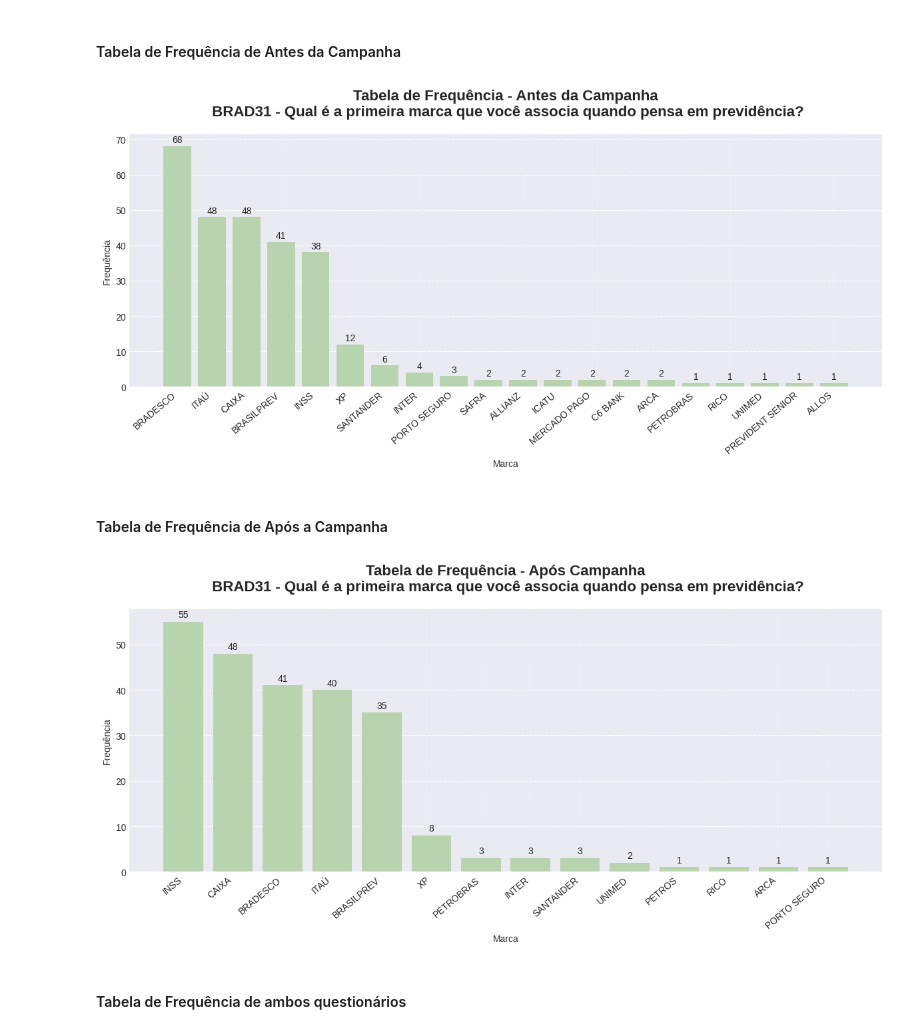
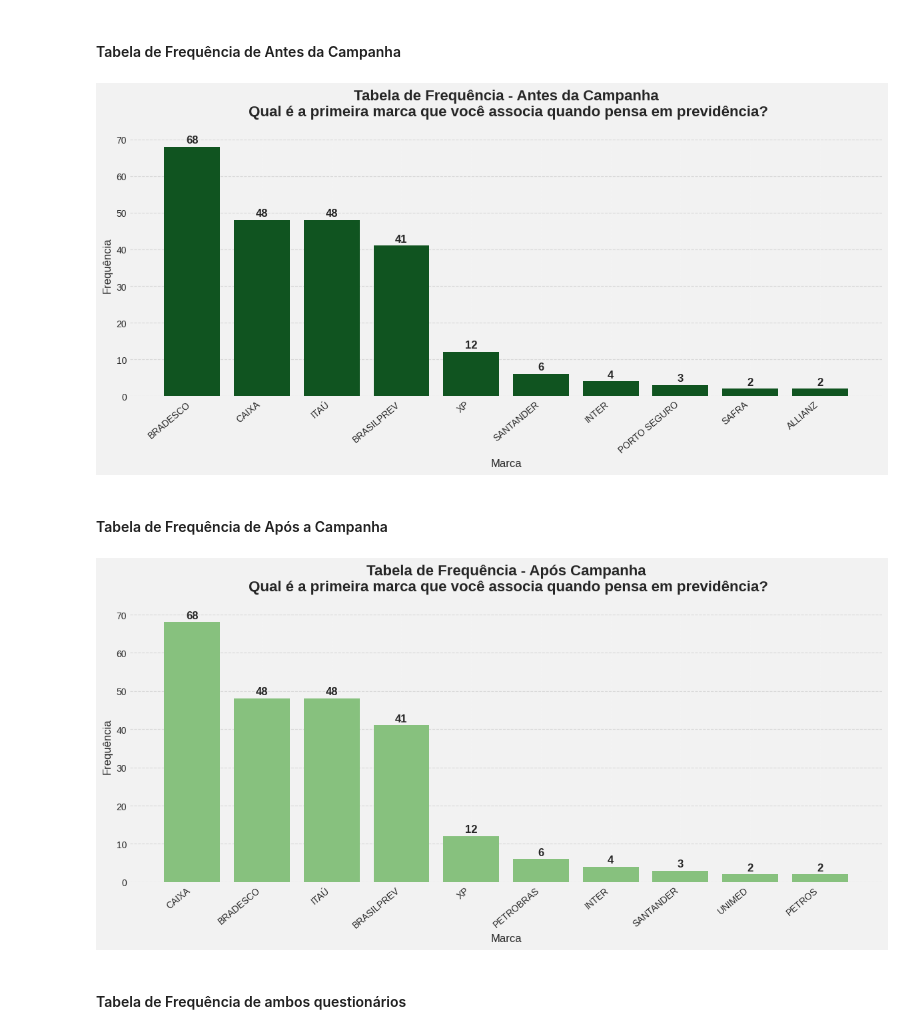
Before and after one commit to adhalya/Analise_Campanha_Credito, a Jupyter notebook: Análise_Campanha_de_Crédito.ipynb, the cells around one changed output. Drawn from its saved outputs; the diff is of its cells as text; code cells hidden in the pictures.

```diff
--- a/Análise_Campanha_de_Crédito.ipynb
+++ b/Análise_Campanha_de_Crédito.ipynb
@@ -293,10 +326,7 @@ memory usage: 392.0+ KB
 # %%
-import pandas as pd
-import re
-
 # Lista de nomes para filtrar
 nomes_filtrar = [
-    'INSS', 'XP', 'ITAÚ', 'ICATU', 'BRADESCO', 'CAIXA', 'BANCO DO BRASIL', 'BRASILPREV',
+    'XP', 'ITAÚ', 'ICATU', 'BRADESCO', 'CAIXA', 'BANCO DO BRASIL', 'BRASILPREV',
     'RICO', 'UNIMED', 'PORTO SEGURO', 'SANTANDER', 'MAPFRE', 'PETROS', 'PETROBRAS',
     'SAFRA', 'ALLIANZ', 'KINEA', 'GRÃO', 'ARCA', 'VWPP', 'PREVIDENT SENIOR',
     'ALLOS', 'C6 BANK', 'ALASKA PREVIDÊNCIA', 'ONZE', 'POSITIVO', 'MERCADO PAGO', 'INTER', 'ALLOS', 'ALASKA'
@@ -551,7 +580,6 @@ print(df_final[['BRAD31_antes', 'BRAD31_depois']])
 # %% [markdown]
 #### Tabela de Frequência de Antes da Campanha
 # %%
-# @title
 # Filtrar para remover a categoria "OUTROS"
 respostas_df1_filtradas = df1_final[df1_final['BRAD31'] != 'OUTROS']['BRAD31']
 
@@ -559,15 +587,15 @@ respostas_df1_filtradas = df1_final[df1_final['BRAD31'] != 'OUTROS']['BRAD31']
 contagem_df1 = respostas_df1_filtradas.value_counts()
 
 # Selecionar as 20 mais citadas (ou aumente se quiser mais)
-top_20 = contagem_df1.head(20)
+top_10 = contagem_df1.head(10)
 
 # Criar o gráfico de barras
-plt.style.use('seaborn-v0_8-darkgrid')
-plt.figure(figsize=(12, 6))
-bars = plt.bar(top_20.index, top_20.values, color='#b8d4ae')
+plt.figure(figsize=(12, 6), facecolor="#F2F2F2")  # fundo da figura
+plt.gca().set_facecolor("#F2F2F2")
+bars = plt.bar(top_10.index, top_10.values, color='#105420')
 
 # Adicionar rótulos alinhados à direita
-plt.xticks(range(len(top_20.index)), top_20.index, rotation=40, ha='right')
+plt.xticks(range(len(top_10.index)), top_10.index, rotation=40, ha='right')
 
 # Adicionar os valores de frequência acima de cada barra
 for bar in bars:
@@ -578,69 +606,70 @@ for bar in bars:
         f'{int(height)}',  # Texto (valor da frequência)
         ha='center',  # Alinhamento horizontal (centralizado)
         va='bottom',  # Alinhamento vertical (base no topo da barra)
-        fontsize=10
+        fontsize=12,
+        fontweight='bold'
     )
 
 # Adicionar título e rótulos dos eixos
-plt.title("Tabela de Frequência - Antes da Campanha\n BRAD31 - Qual é a primeira marca que você associa quando pensa em previdência?", fontsize=16, pad=20, fontweight='bold')
+plt.title("Tabela de Frequência - Antes da Campanha\n Qual é a primeira marca que você associa quando pensa em previdência?", fontsize=16, pad=20, fontweight='semibold')
 plt.xlabel("Marca")
 plt.ylabel("Frequência")
 
 # Ajustar layout e grade
 plt.tight_layout()
-plt.grid(axis='y', linestyle='--', alpha=1)
-plt.grid(axis='x', linestyle='--', alpha=0.2)
+plt.grid(axis='y', linestyle='--', alpha=0.8, color="lightgray")
+plt.grid(axis='x', linestyle='--', alpha=0.2, color="white")
 
 # Exibir o gráfico
 plt.show()
 # %% [output]
-[figure, old version]
+[figure, new version]
 # %% [markdown]
 #### Tabela de Frequência de Após a Campanha
 # %%
-# @title
 # Filtrar para remover a categoria "OUTROS"
 respostas_df2_filtradas = df2_final[df2_final['BRAD31'] != 'OUTROS']['BRAD31']
 
 # Contar a frequência das respostas filtradas
 contagem_df2 = respostas_df2_filtradas.value_counts()
 
 # Selecionar as 20 mais citadas (ou aumente se quiser mais)
-top_20_2 = contagem_df2.head(20)
+top_10_2 = contagem_df2.head(10)
 
 # Criar o gráfico de barras
-plt.style.use('seaborn-v0_8-darkgrid')
-plt.figure(figsize=(12, 6))
-bars = plt.bar(top_20_2.index, top_20_2.values, color='#b8d4ae')
+plt.figure(figsize=(12, 6), facecolor="#F2F2F2")  # fundo da figura
+plt.gca().set_facecolor("#F2F2F2")
+bars = plt.bar(top_10_2.index, top_10.values, color='#87C17E')
 
 # Adicionar rótulos alinhados à direita
-plt.xticks(range(len(top_20_2.index)), top_20_2.index, rotation=40, ha='right')
+plt.xticks(range(len(top_10_2.index)), top_10_2.index, rotation=40, ha='right')
 
 # Adicionar os valores de frequência acima de cada barra
 for bar in bars:
     height = bar.get_height()
     plt.text(
         bar.get_x() + bar.get_width() / 2,  # Posição x (centro da barra)
         height + 0.5,  # Posição y (acima da barra)
         f'{int(height)}',  # Texto (valor da frequência)
         ha='center',  # Alinhamento horizontal (centralizado)
         va='bottom',  # Alinhamento vertical (base no topo da barra)
-        fontsize=10
+        fontsize=12,
+        fontweight='bold'
     )
 
 # Adicionar título e rótulos dos eixos
-plt.title("Tabela de Frequência - Após Campanha\n BRAD31 - Qual é a primeira marca que você associa quando pensa em previdência?", fontsize=16, pad=20, fontweight='bold')
+plt.title("Tabela de Frequência - Após Campanha\n Qual é a primeira marca que você associa quando pensa em previdência?", fontsize=16, pad=20, fontweight='semibold')
 plt.xlabel("Marca")
 plt.ylabel("Frequência")
 
 # Ajustar layout e grade
 plt.tight_layout()
-plt.grid(axis='y', linestyle='--', alpha=1)
-plt.grid(axis='x', linestyle='--', alpha=0.2)
+plt.grid(axis='y', linestyle='--', alpha=0.8, color="lightgray")
+plt.grid(axis='x', linestyle='--', alpha=0.2, color="white")
 
 # Exibir o gráfico
 plt.show()
 # %% [output]
-[figure, old version]
+[figure, new version]
 # %% [markdown]
 #### Tabela de Frequência de ambos questionários
```
Also changed, not shown: parts of 37 cells of this notebook.
